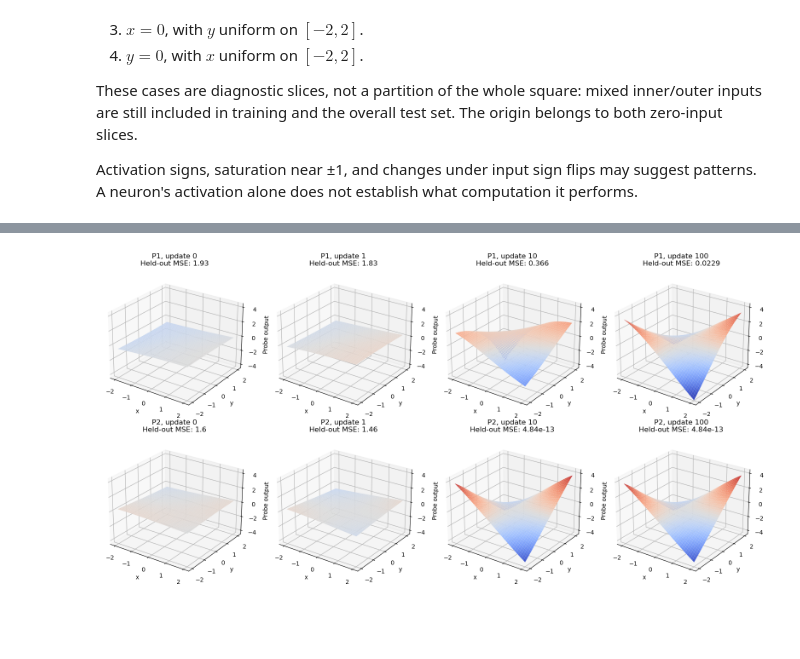
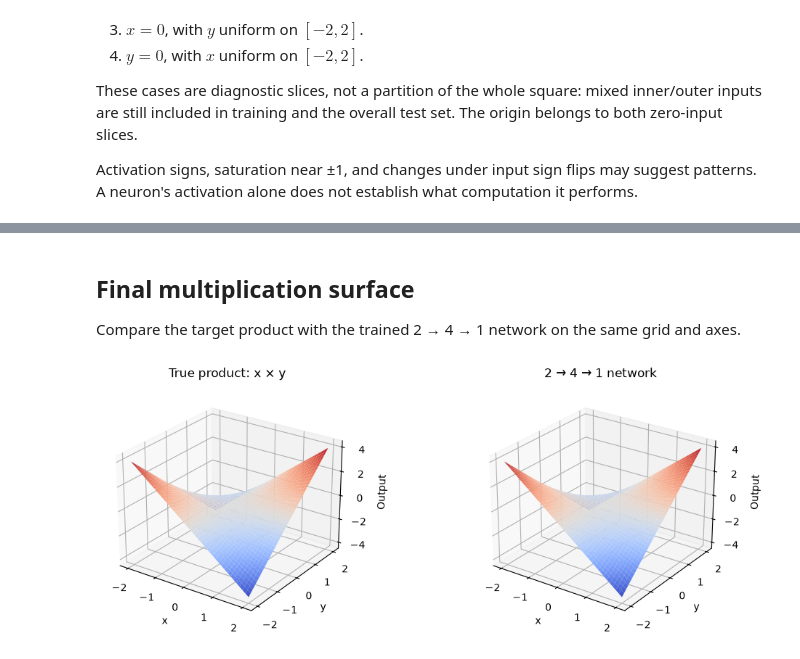
Before and after one commit to isaacwu2000/NN-Interp, a Jupyter notebook: main.ipynb, the cells around one changed output, grey strips where cells are left out. Saved outputs shown, nothing was run; the diff lists cells and outputs as text; code cells hidden in the pictures; blank space fills up the shorter version.

```diff
--- a/main.ipynb
+++ b/main.ipynb
@@ -355,0 +359,20 @@ The network has finished training; only the probe coefficients change here. For
+# %%
+evaluation_cases = {"Whole square": test_x, **make_cases(1024, seed=456)}
+print("Aggregate errors are MSE; probe columns use per-example unordered input MSE.")
+print(f"{'Case':<16} {'NN vs xy':>12}" + "".join(f"{'Probe ' + str(i + 1):>12}" for i in range(4)))
+with torch.no_grad():
+    for name, inputs in evaluation_cases.items():
+        hidden = model.activations(inputs)
+        errors = [loss_fn(model(inputs), product(inputs)).item()]
+        errors += [unordered_mse(probe(hidden[:, i:i + 1]), inputs).item()
+                   for i, probe in enumerate(probes)]
+        print(f"{name:<16}" + "".join(f"{error:12.6f}" for error in errors))
+
+    print("\nFive-example unordered reconstructions (lower, upper):")
+    for name, inputs in examples.items():
+        hidden = model.activations(inputs)
+        pairs = [probe(hidden[:, i:i + 1]).sort(dim=1).values for i, probe in enumerate(probes)]
+        print(f"\n{name}")
+        for row in range(len(inputs)):
+            print(f"True {vector_string(inputs[row].sort().values)} | " + " | ".join(
+                f"P{i + 1} {vector_string(pair[row])}" for i, pair in enumerate(pairs)))
@@ -356,24 +397,21 @@ The network has finished training; only the probe coefficients change here. For
+# %% [markdown]
+## Final multiplication surface
+
+Compare the target product with the trained 2 → 4 → 1 network on the same grid and axes.
 # %%
-probe_axis = torch.linspace(-2, 2, 41)
-probe_xx, probe_yy = torch.meshgrid(probe_axis, probe_axis, indexing="xy")
-probe_grid = torch.stack([probe_xx.flatten(), probe_yy.flatten()], dim=1)
+axis = torch.linspace(-2, 2, 81)
+xx, yy = torch.meshgrid(axis, axis, indexing="xy")
+grid = torch.stack([xx.flatten(), yy.flatten()], dim=1)
 with torch.no_grad():
-    probe_grid_features = model.activations(probe_grid)
-
-fig = plt.figure(figsize=(16, 8))
-with torch.no_grad():
-    for row, ((probe, history, states), features) in enumerate(zip(probe_runs, probe_grid_features)):
-        states = [item for item in states if item[0] in probe_snapshot_steps]
-        for col, (step, state) in enumerate(states):
-            surface = nn.functional.linear(features, state["weight"], state["bias"])
-            ax = fig.add_subplot(2, 4, row * 4 + col + 1, projection="3d")
-            ax.plot_surface(probe_xx.numpy(), probe_yy.numpy(),
-                            surface.reshape(probe_xx.shape).numpy(),
-                            cmap="coolwarm", vmin=-4, vmax=4, linewidth=0)
-            ax.set(xlabel="x", ylabel="y", zlabel="Probe output", zlim=(-4.5, 4.5),
-                   title=f"P{row + 1}, update {step}\nHeld-out MSE: {history['validation'][step]:.3g}")
-            ax.view_init(elev=25, azim=-55)
+    surfaces = [product(grid).reshape(xx.shape), model(grid).reshape(xx.shape)]
+fig = plt.figure(figsize=(11, 4))
+for i, (title, surface) in enumerate(zip(["True product: x × y", "2 → 4 → 1 network"], surfaces)):
+    ax = fig.add_subplot(1, 2, i + 1, projection="3d")
+    ax.plot_surface(xx.numpy(), yy.numpy(), surface.numpy(), cmap="coolwarm",
+                    vmin=-4, vmax=4, linewidth=0)
+    ax.set(xlabel="x", ylabel="y", zlabel="Output", title=title, zlim=(-4.5, 4.5))
+    ax.view_init(elev=25, azim=-55)
 plt.tight_layout()
 plt.show()
 # %% [output]
-[figure, old version]
+[figure, new version]
```
Also changed, not shown: parts of 26 cells of this notebook, 1 other file.
